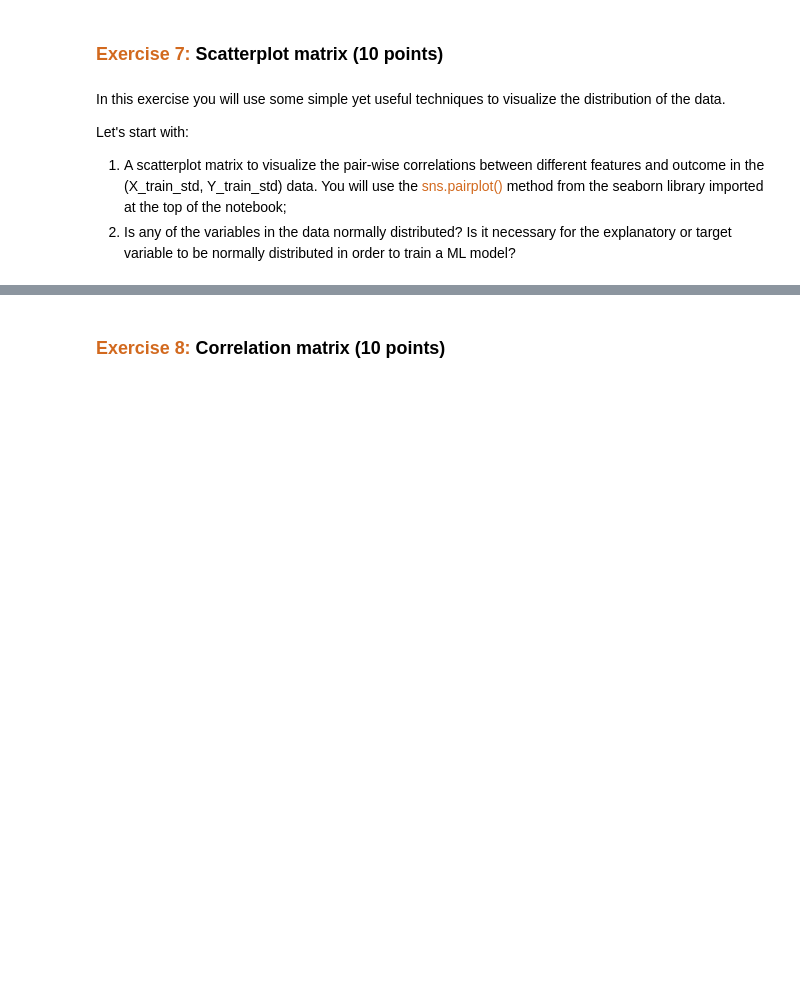
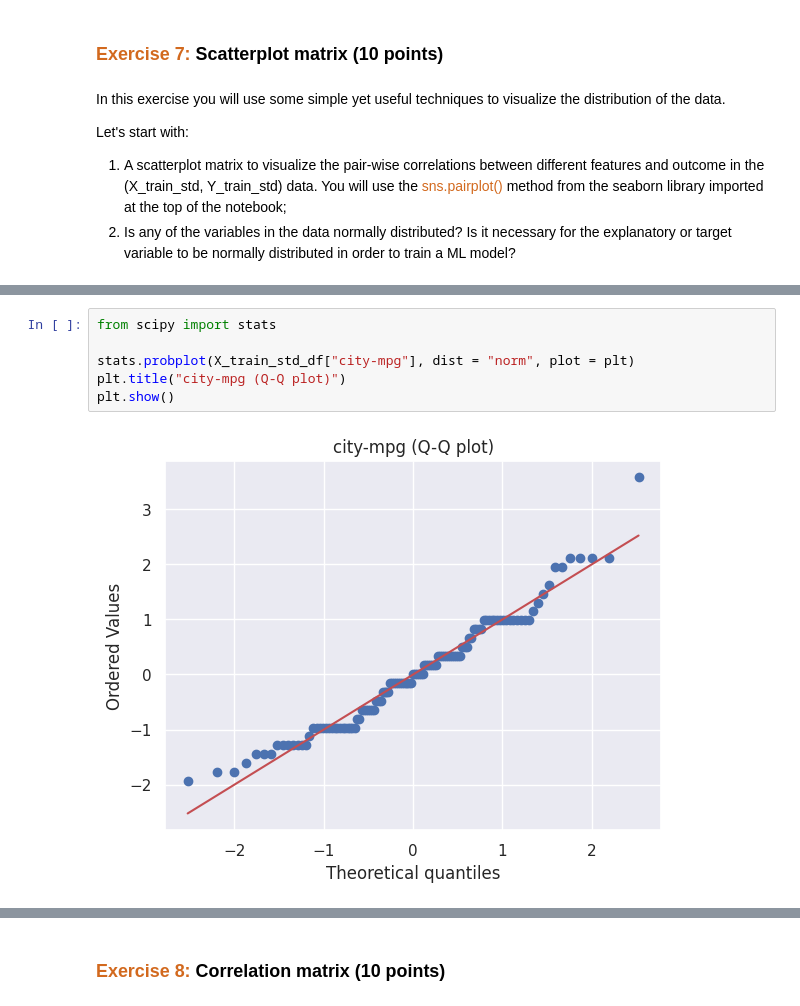
Before and after one commit to ming-berkeley/ds207_assignments, a Jupyter notebook: 03 Linear Regression with Tensorflow.ipynb, the cells around one changed output, grey strips where cells are left out. Cells and saved outputs as stored; diff of their text form; blank space fills up the shorter version.

```diff
--- a/03 Linear Regression with Tensorflow.ipynb
+++ b/03 Linear Regression with Tensorflow.ipynb
@@ -140,0 +268,8 @@ Let's start with:
+# %%
+from scipy import stats
+
+stats.probplot(X_train_std_df["city-mpg"], dist = "norm", plot = plt)
+plt.title("city-mpg (Q-Q plot)")
+plt.show()
+# %% [output]
+[figure, added]
```
Also changed, not shown: parts of 17 cells of this notebook.
